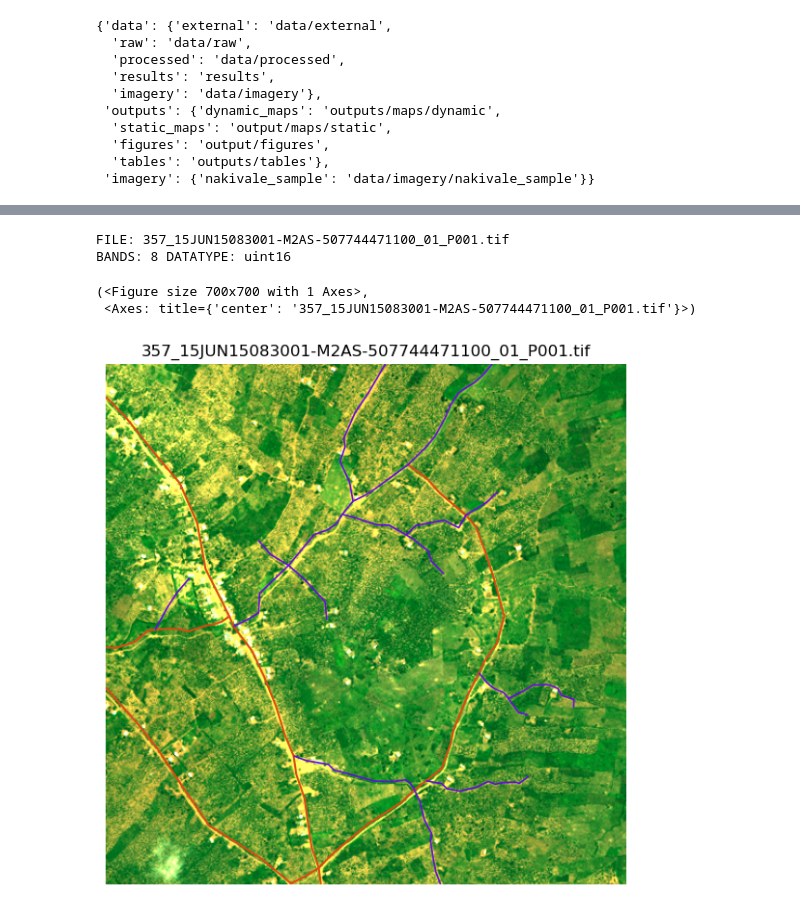
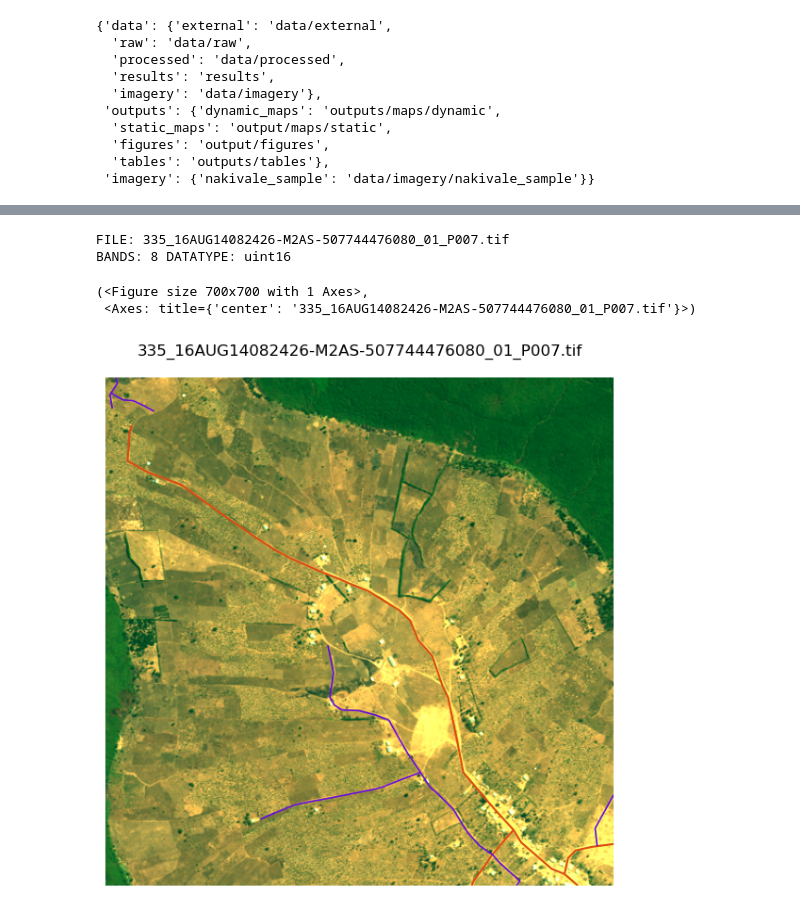
Before and after one commit to zrmondsc/uganda_roads, a Jupyter notebook: notebooks/01a_visualize_maxar_chips.ipynb, the cells around one changed output, grey strips where cells are left out. Drawn from its saved outputs; the diff is of its cells as text; code cells hidden in the pictures.

```diff
--- a/notebooks/01a_visualize_maxar_chips.ipynb
+++ b/notebooks/01a_visualize_maxar_chips.ipynb
@@ -174,10 +170,10 @@ def show_chip(path: Path, roads: gpd.GeoDataFrame, footpaths: gpd.GeoDataFrame):
 
     return fig, ax
 # %%
-show_chip(ms_chips[2], roads, footpaths)
+show_chip(ms_chips[3], roads, footpaths)
 # %% [output]
-FILE: 357_15JUN15083001-M2AS-507744471100_01_P001.tif
+FILE: 335_16AUG14082426-M2AS-507744476080_01_P007.tif
 BANDS: 8 DATATYPE: uint16
 (<Figure size 700x700 with 1 Axes>,
- <Axes: title={'center': '357_15JUN15083001-M2AS-507744471100_01_P001.tif'}>)
+ <Axes: title={'center': '335_16AUG14082426-M2AS-507744476080_01_P007.tif'}>)
-[figure, old version]
+[figure, new version]
```
Also changed, not shown: parts of 4 cells of this notebook, 24 other files.
